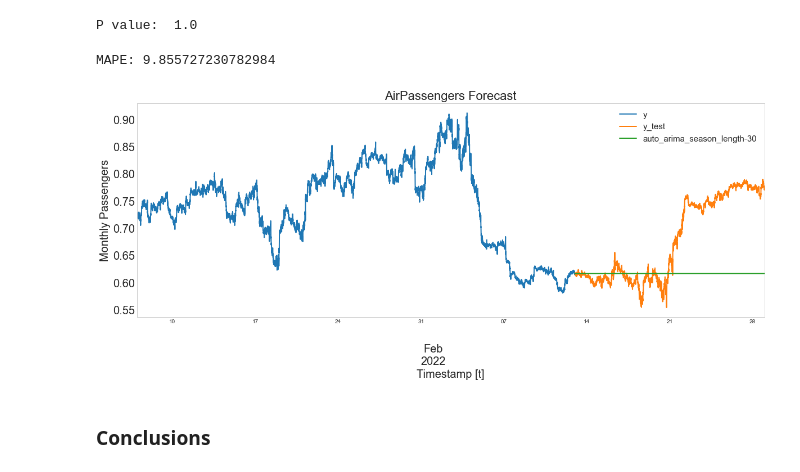
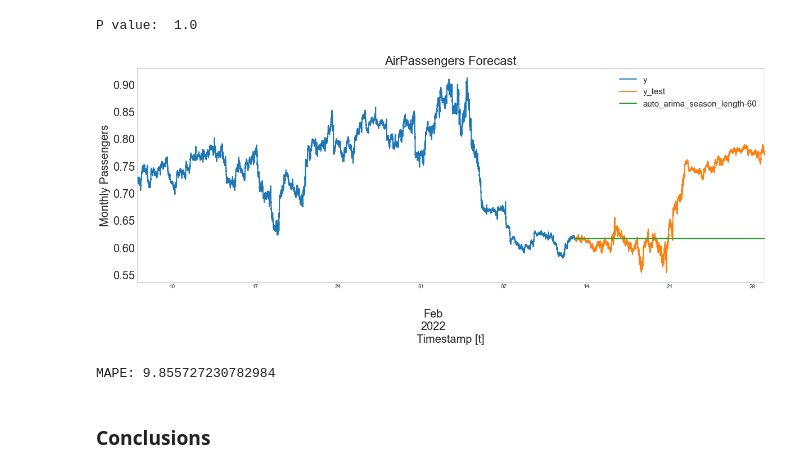
Before and after one commit to MGaulia/PD, a Jupyter notebook: 2 AR.ipynb, the cells around one changed output. Saved outputs shown, nothing was run; the diff lists cells and outputs as text; code cells hidden in the pictures.

Commit message:
updated charts saving

```diff
--- a/2 AR.ipynb
+++ b/2 AR.ipynb
@@ -116,10 +116,10 @@ def plot_and_save_residuals(residuals, timeframe ):
     plt.show()
 
 def test_normality(data):
-    test, p = shapiro(day_residuals)
+    test, p = shapiro(data)
     print("P value: ", p)
 
-def plotanddoarima(test, train, tf, freq):
+def plotanddoarima(test, train, tf, freq, timeframename):
     horizon = len(test)
     series_train = pd.DataFrame(
         {
@@ -149,9 +149,12 @@ def plotanddoarima(test, train, tf, freq):
     ax.legend(prop={'size': 15})
     ax.grid()
 
-    plt.show()
+
     for label in (ax.get_xticklabels() + ax.get_yticklabels()):
         label.set_fontsize(20)
+
+    plt.savefig('images/' + timeframename + '_arima_results.pdf', format = "pdf", dpi = 300)
+    plt.show()
 
     toc = df_plot.reset_index(drop = True).iloc[:, 1:].dropna()
     pred = toc.iloc[:, 0]
@@ -228,10 +231,10 @@ test_normality(minute_residuals)
 [figure]
 P value:  1.0
 # %%
-plotanddoarima(minute_test, minute_train, 30, '1MIN')
+plotanddoarima(minute_test, minute_train, 60, '1MIN', "minute")
 # %% [output]
+[figure]
 MAPE: 9.855727230782984
-[figure]
 # %% [markdown]
 ### Conclusions
 # %% [markdown]
```
Also changed, not shown: parts of 2 cells of this notebook.
